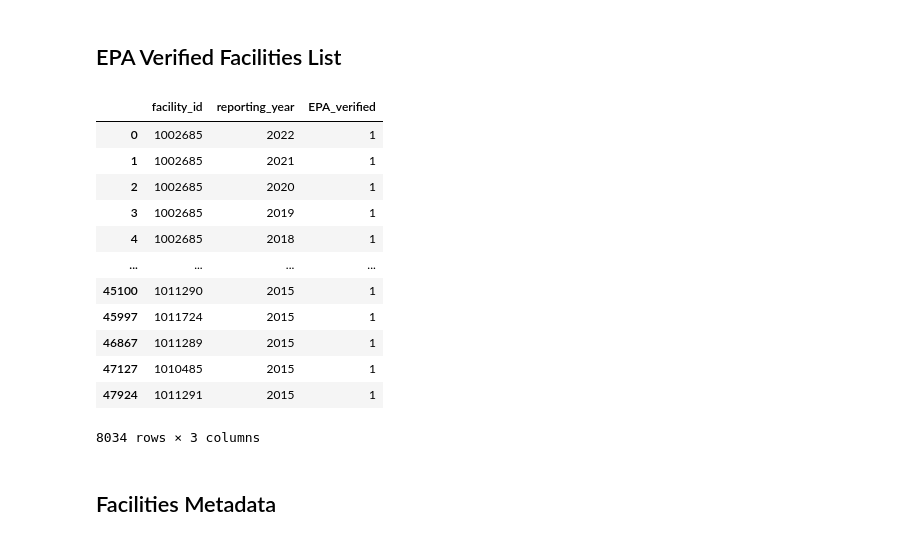
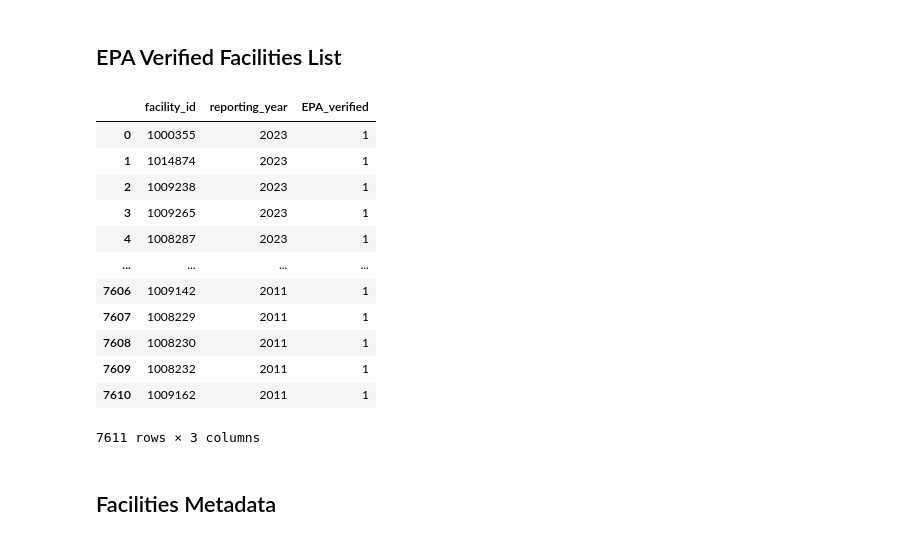
Before and after one commit to shankze/okc_facilities_data, a Jupyter notebook: OKC_Facilities.ipynb, the cells around one changed output. Saved outputs shown, nothing was run; the diff lists cells and outputs as text; code cells hidden in the pictures.

```diff
--- a/OKC_Facilities.ipynb
+++ b/OKC_Facilities.ipynb
@@ -108,26 +108,26 @@ generate_column_info(facilities_master_df)
 # %%
 epa_ver_df = pd.read_excel('EPA_verified_facilities.xls',sheet_name=None,skiprows=6)
 epa_ver_df = pd.concat(epa_ver_df, ignore_index=True)
 epa_ver_df['REPORTING YEAR'] = epa_ver_df['REPORTING YEAR'].astype(int)
 epa_ver_df['GHGRP ID'] = epa_ver_df['GHGRP ID'].astype(int)
 epa_ver_df = epa_ver_df.rename(columns={'GHGRP ID':'facility_id','REPORTING YEAR':'reporting_year'})
-epa_verified_unique_facilities_df = df[['facility_id', 'reporting_year']].drop_duplicates()
+epa_verified_unique_facilities_df = epa_ver_df[['facility_id', 'reporting_year']].drop_duplicates()
 epa_verified_unique_facilities_df['EPA_verified'] = 1
 epa_verified_unique_facilities_df
 # %% [output]
 |  | facility_id | reporting_year | EPA_verified |
-| 0 | 1002685 | 2022 | 1 |
-| 1 | 1002685 | 2021 | 1 |
-| 2 | 1002685 | 2020 | 1 |
-| 3 | 1002685 | 2019 | 1 |
-| 4 | 1002685 | 2018 | 1 |
+| 0 | 1000355 | 2023 | 1 |
+| 1 | 1014874 | 2023 | 1 |
+| 2 | 1009238 | 2023 | 1 |
+| 3 | 1009265 | 2023 | 1 |
+| 4 | 1008287 | 2023 | 1 |
 | ... | ... | ... | ... |
-| 45100 | 1011290 | 2015 | 1 |
-| 45997 | 1011724 | 2015 | 1 |
-| 46867 | 1011289 | 2015 | 1 |
-| 47127 | 1010485 | 2015 | 1 |
-| 47924 | 1011291 | 2015 | 1 |
+| 7606 | 1009142 | 2011 | 1 |
+| 7607 | 1008229 | 2011 | 1 |
+| 7608 | 1008230 | 2011 | 1 |
+| 7609 | 1008232 | 2011 | 1 |
+| 7610 | 1009162 | 2011 | 1 |
-8034 rows × 3 columns
+7611 rows × 3 columns
 # %% [markdown]
 ## Facilities Metadata
 # %%
```
Also changed, not shown: parts of 33 cells of this notebook, 2 other files.
